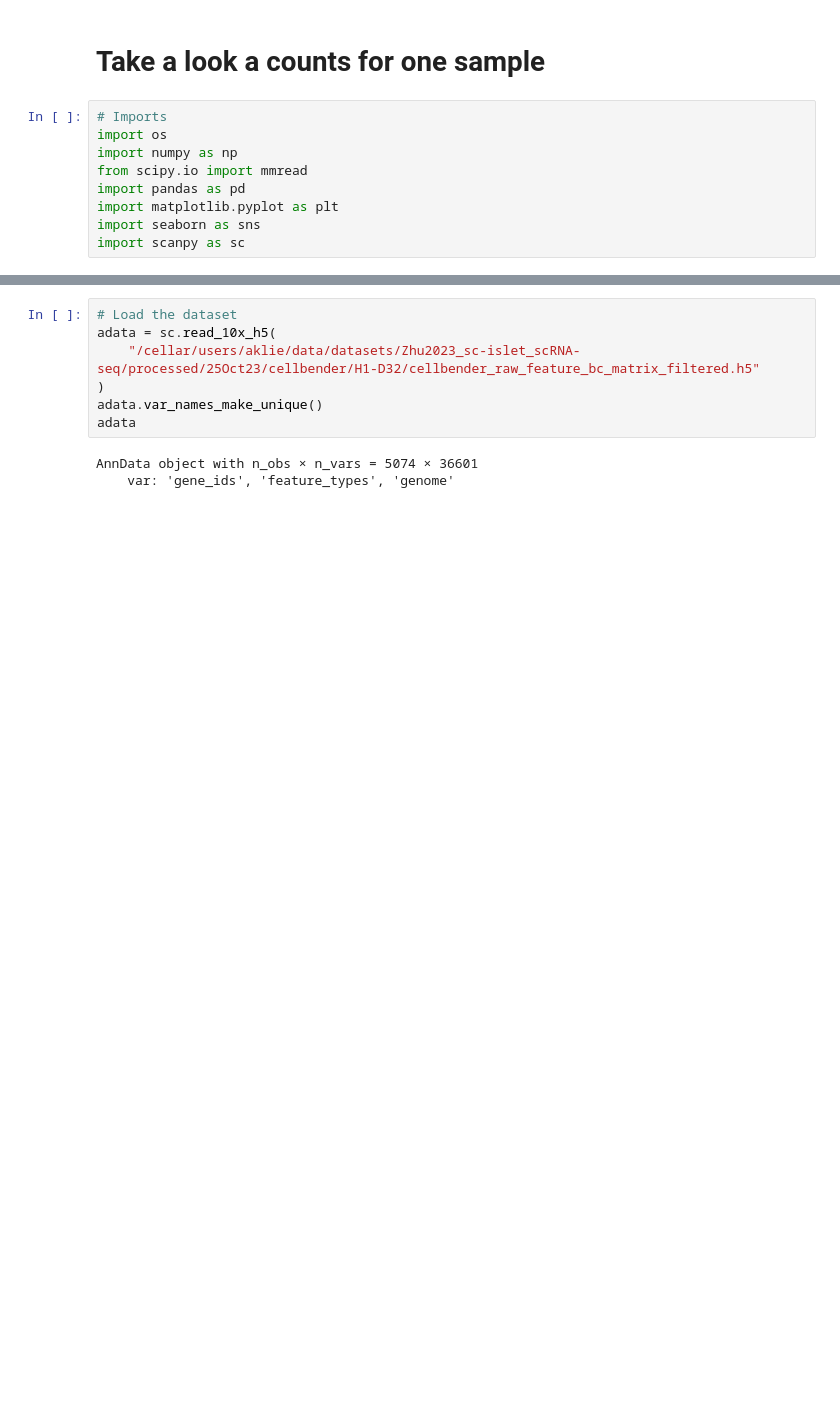
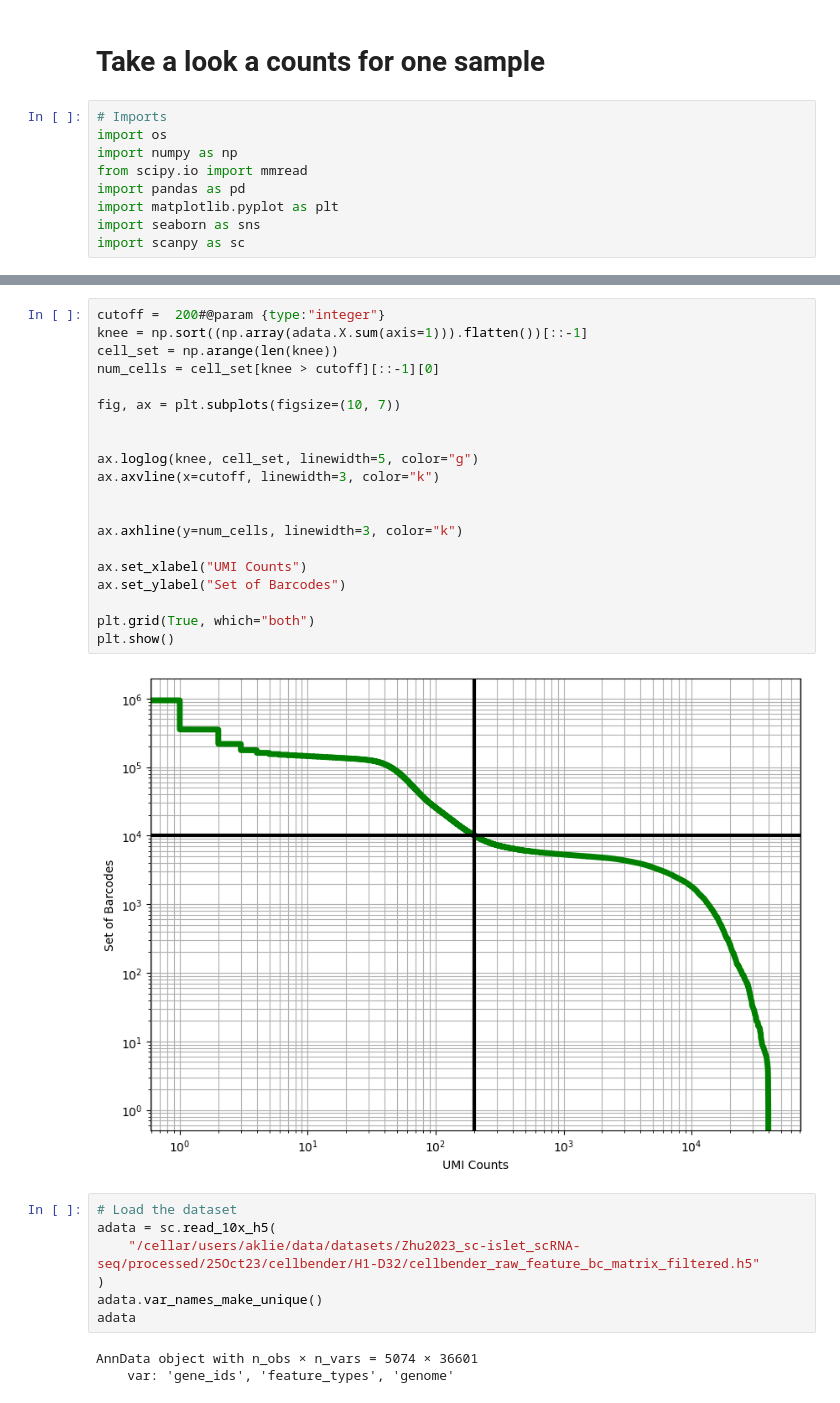
Before and after one commit to IGVF-UCSD/Zhu2023_sc-islet_scRNA-seq, a Jupyter notebook: bin/data_exploration/20231026_H1-D39_eda.ipynb, the cells around one changed output, grey strips where cells are left out. Saved outputs shown, nothing was run; the diff lists cells and outputs as text; blank space fills up the shorter version.

```diff
--- a/bin/data_exploration/20231026_H1-D39_eda.ipynb
+++ b/bin/data_exploration/20231026_H1-D39_eda.ipynb
@@ -12,3 +39,25 @@ import scanpy as sc
+# %%
+cutoff =  200#@param {type:"integer"}
+knee = np.sort((np.array(adata.X.sum(axis=1))).flatten())[::-1]
+cell_set = np.arange(len(knee))
+num_cells = cell_set[knee > cutoff][::-1][0]
+
+fig, ax = plt.subplots(figsize=(10, 7))
+
+
+ax.loglog(knee, cell_set, linewidth=5, color="g")
+ax.axvline(x=cutoff, linewidth=3, color="k")
+
+
+ax.axhline(y=num_cells, linewidth=3, color="k")
+
+ax.set_xlabel("UMI Counts")
+ax.set_ylabel("Set of Barcodes")
+
+plt.grid(True, which="both")
+plt.show()
+# %% [output]
+[figure, added]
 # %%
 # Load the dataset
 adata = sc.read_10x_h5(
```
Also changed, not shown: parts of 2 cells of this notebook, 6 other files.
